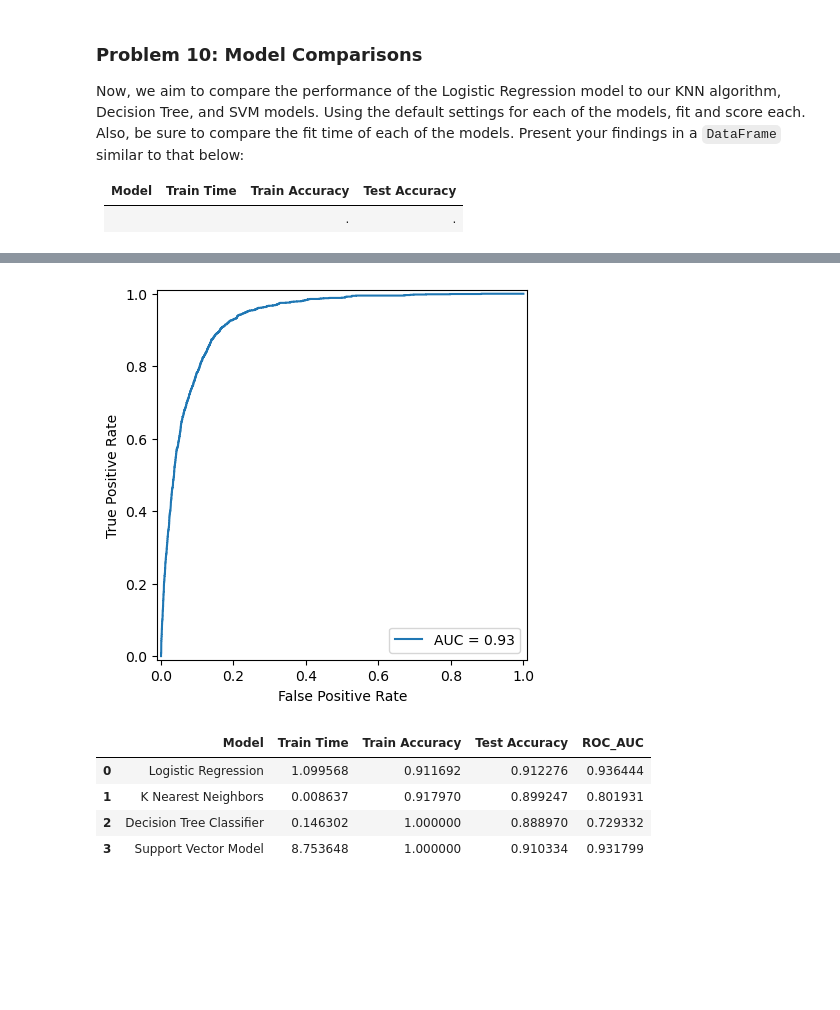
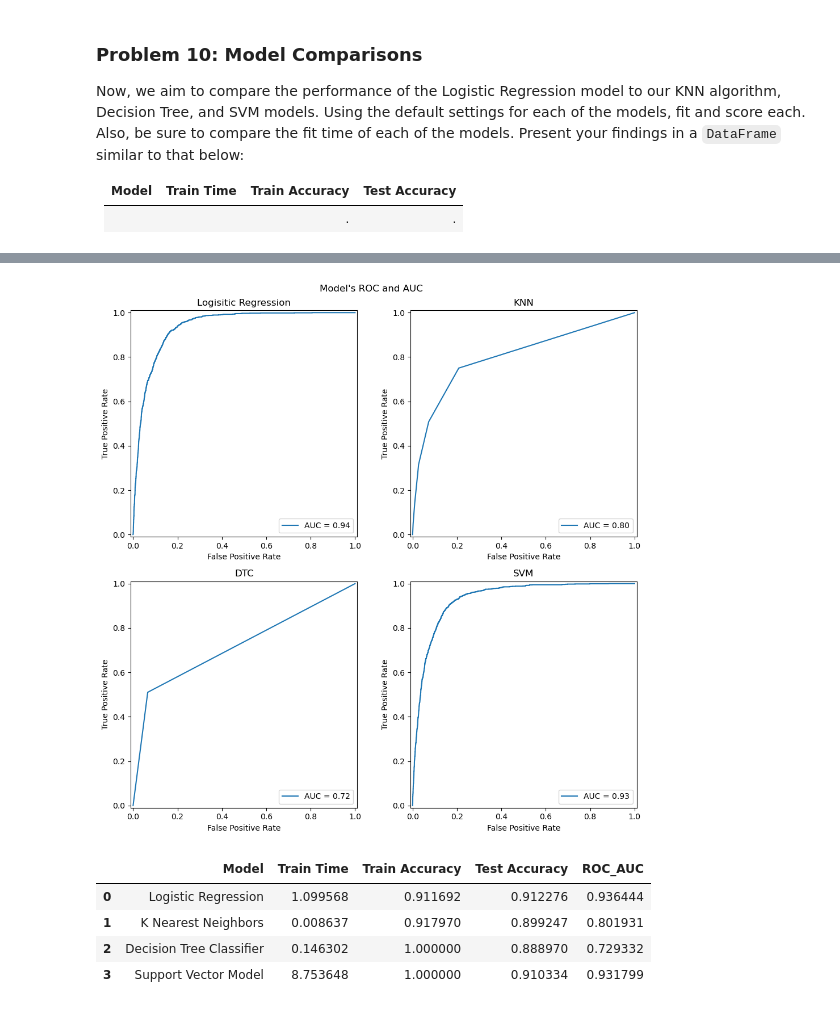
Before and after one commit to stephen-scheiman/assignment_17_repo, a Jupyter notebook: prompt_III.ipynb, the cells around one changed output, grey strips where cells are left out. Saved outputs shown, nothing was run; the diff lists cells and outputs as text; code cells hidden in the pictures; blank space fills up the shorter version.

```diff
--- a/prompt_III.ipynb
+++ b/prompt_III.ipynb
@@ -249,5 +249,4 @@ lgr.score(X_test, y_test)
 y_score = lgr.predict_proba(X_test)[:, 1]
 fpr, tpr, thresholds = roc_curve(y_test, y_score, pos_label=1)
 lgr1_roc_auc_value = skl_auc(fpr, tpr)
-roc = RocCurveDisplay(fpr=fpr, tpr=tpr, roc_auc=lgr1_roc_auc_value)
-roc.plot();
+lgr1_roc = RocCurveDisplay(fpr=fpr, tpr=tpr, roc_auc=lgr1_roc_auc_value)
@@ -279,5 +276,4 @@ knn_fit_time = end - start
 y_score = knn.predict_proba(X_test)[:, 1]
 fpr, tpr, thresholds = roc_curve(y_test, y_score, pos_label=1)
 knn1_roc_auc_value = skl_auc(fpr, tpr)
-roc = RocCurveDisplay(fpr=fpr, tpr=tpr, roc_auc=knn1_roc_auc_value)
-roc.plot();
+knn1_roc = RocCurveDisplay(fpr=fpr, tpr=tpr, roc_auc=knn1_roc_auc_value)
@@ -299,5 +293,4 @@ dtc_fit_time = end - start
 y_score = dtc.predict_proba(X_test)[:, 1]
 fpr, tpr, thresholds = roc_curve(y_test, y_score, pos_label=1)
 dtc1_roc_auc_value = skl_auc(fpr, tpr)
-roc = RocCurveDisplay(fpr=fpr, tpr=tpr, roc_auc=dtc1_roc_auc_value)
-roc.plot();
+dtc1_roc = RocCurveDisplay(fpr=fpr, tpr=tpr, roc_auc=dtc1_roc_auc_value)
@@ -322,10 +313,21 @@ plot_svm.fit(X_train, y_train)
 y_score = plot_svm.predict_proba(X_test)[:, 1]
 fpr, tpr, thresholds = roc_curve(y_test, y_score, pos_label=1)
 svm1_roc_auc_value = skl_auc(fpr, tpr)
-roc = RocCurveDisplay(fpr=fpr, tpr=tpr, roc_auc=svm1_roc_auc_value)
-roc.plot();
+svm1_roc = RocCurveDisplay(fpr=fpr, tpr=tpr, roc_auc=svm1_roc_auc_value)
-# %% [output]
-[figure, removed]
+# %%
+fig, axs = plt.subplots(2, 2, figsize=(10,10))
+plt.suptitle("Model's ROC and AUC")
+lgr1_roc.plot(ax=axs[0,0])
+axs[0,0].set_title('Logisitic Regression')
+knn1_roc.plot(ax=axs[0,1])
+axs[0,1].set_title('KNN')
+dtc1_roc.plot(ax=axs[1,0])
+axs[1,0].set_title('DTC')
+svm1_roc.plot(ax=axs[1,1])
+axs[1,1].set_title('SVM')
+plt.tight_layout();
+# %% [output]
+[figure, added]
 # %%
 perf_df = pd.DataFrame({'Model':['Logistic Regression', 'K Nearest Neighbors','Decision Tree Classifier','Support Vector Model'],
                         'Train Time':[lgr_fit_time, knn_fit_time, dtc_fit_time, svm_fit_time], 'Train Accuracy':[lgr_train_acc, knn_train_acc, dtc_train_acc, dtc_train_acc],
```
Also changed, not shown: parts of 8 cells of this notebook.
